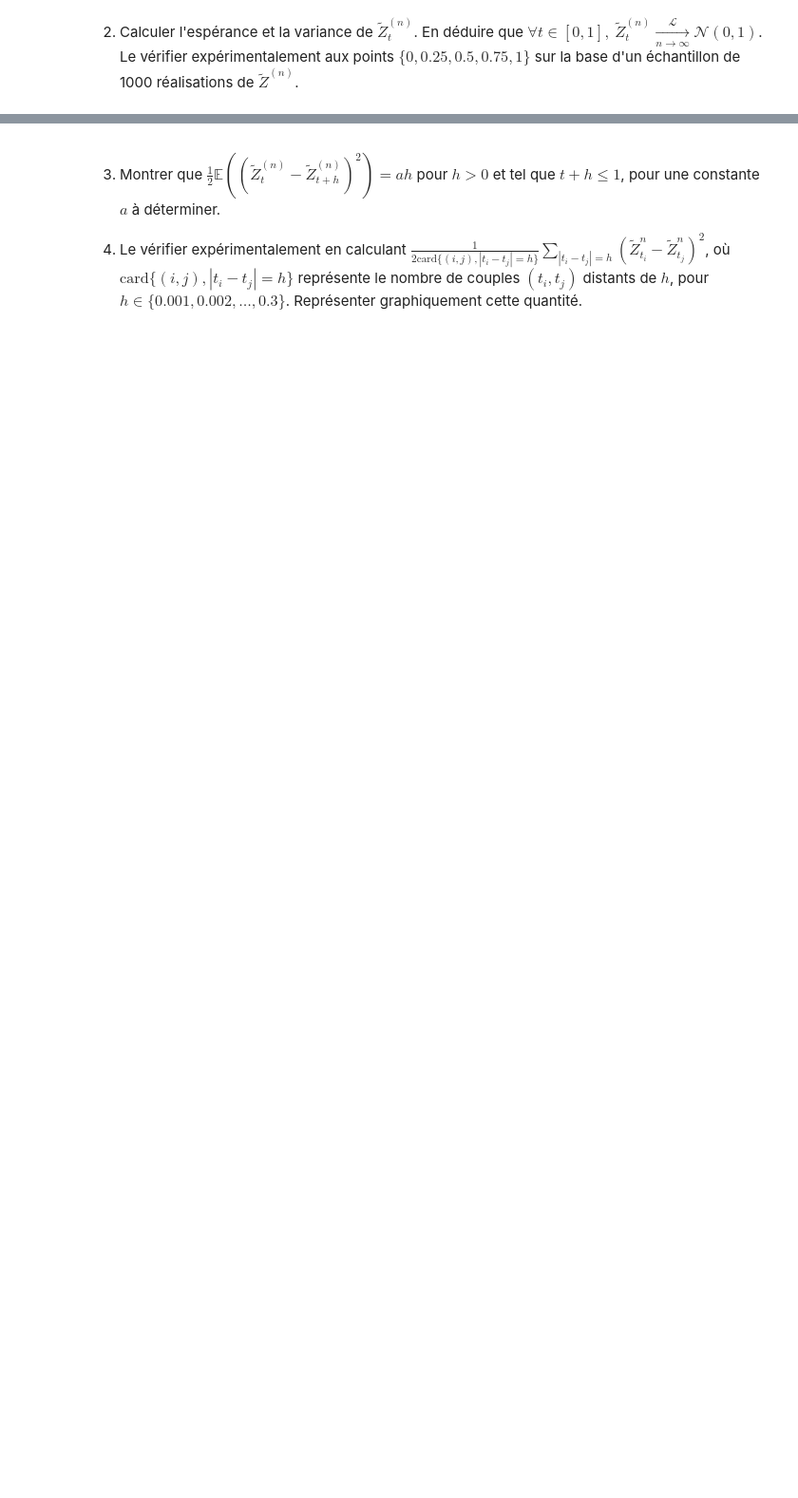
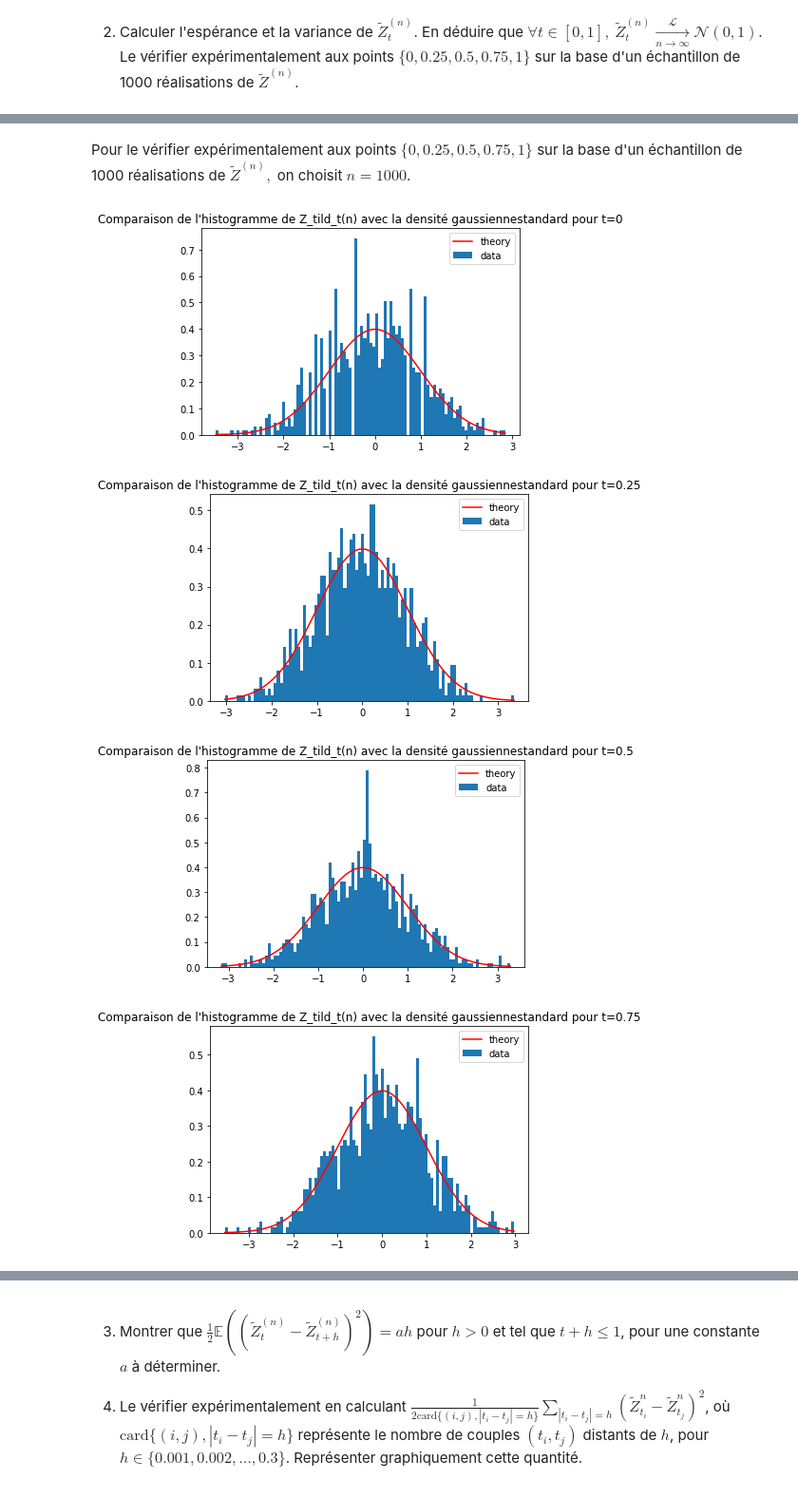
Before and after one commit to gabrielleberrada/projet_num_proba, a Jupyter notebook: Projet_numerique_de_Probabilités_2022 - enonce.ipynb, the cells around one changed output, grey strips where cells are left out. Shown at 95% size. Saved outputs shown, nothing was run; the diff lists cells and outputs as text; code cells hidden in the pictures; blank space fills up the shorter version.

```diff
--- a/Projet_numerique_de_Probabilités_2022 - enonce.ipynb
+++ b/Projet_numerique_de_Probabilités_2022 - enonce.ipynb
@@ -200,0 +281,22 @@ Cette construction permet de définir un algorithme alternatif de simulation d'u
+# %% [markdown]
+Pour le vérifier expérimentalement aux points $\{0,0.25,0.5,0.75,1\}$ sur la base d'un échantillon de 1000 réalisations de $\tilde{Z}^{(n)},$ on choisit $n=1000$.
+# %%
+def test_plot_Z_tild(t, N_SIMUS):
+    X = np.arange(0, N_SIMUS)
+    Y = [Z_tild(t, 1_000) for  x in X]
+    X_gauss = np.linspace(min(Y), max(Y), 200)
+    Y_gauss = [sps.norm.pdf(x, 0, 1) for x in X_gauss]
+    plt.hist(Y, bins = 100, density=True, label = 'data')
+    plt.plot(X_gauss, Y_gauss, 'r', label = 'theory')
+    plt.legend(loc='best')
+    plt.title("Comparaison de l'histogramme de Z_tild_t(n) avec la densité gaussienne "
+              f"standard pour t={t}")
+    plt.show()
+
+for t in [0, 0.25, 0.5, 0.75, 1]:
+    test_plot_Z_tild(t, 1_000)
+# %% [output]
+[figure, added]
+[figure, added]
+[figure, added]
+[figure, added]
```
Also changed, not shown: parts of 9 cells of this notebook.
